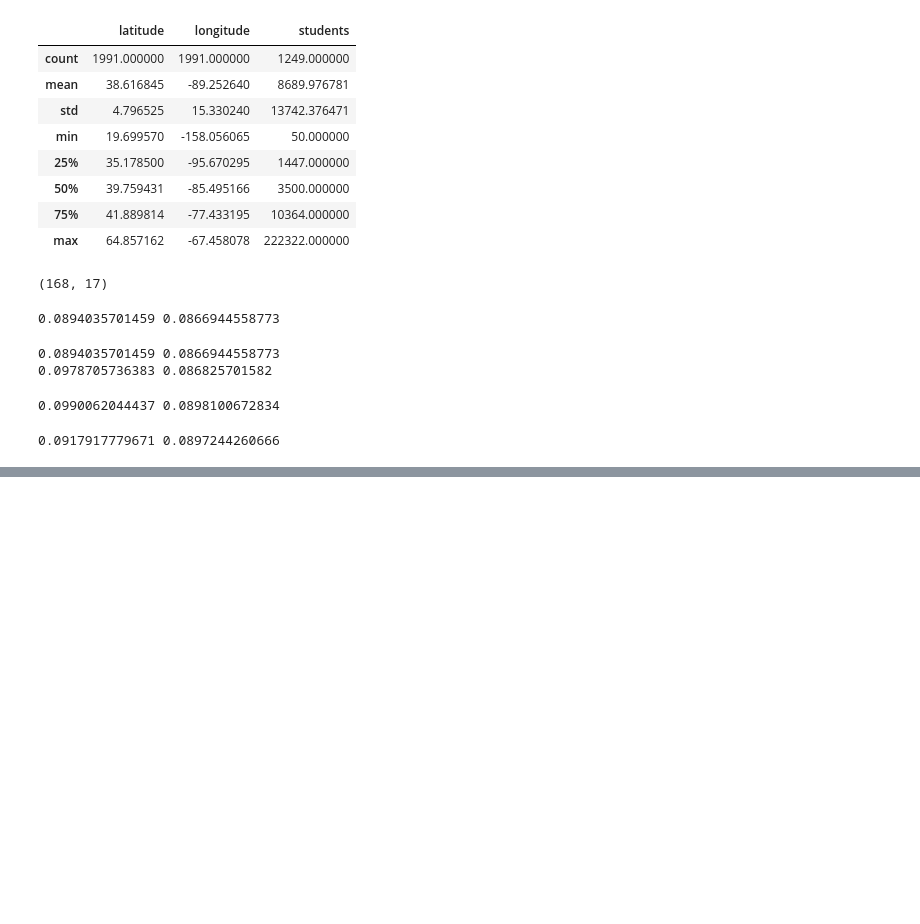
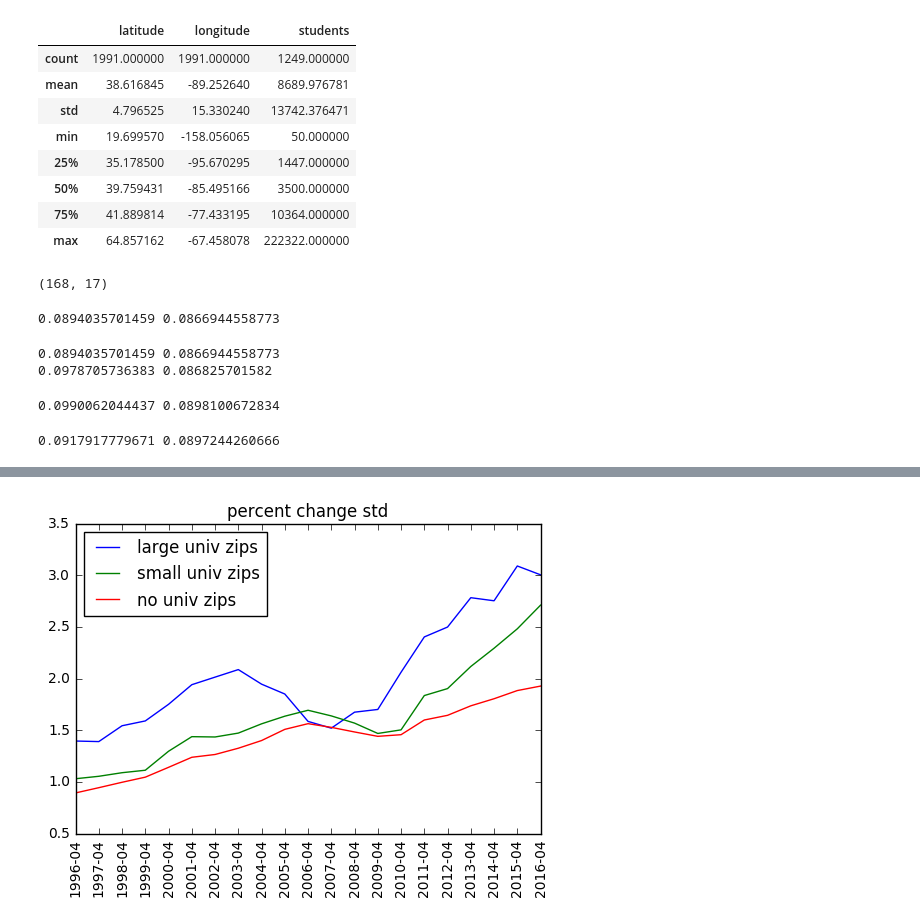
Before and after one commit to wuyifat/home_price, a Jupyter notebook: historical.ipynb, the cells around one changed output, grey strips where cells are left out. Cells and saved outputs as stored; diff of their text form; code cells hidden in the pictures; blank space fills up the shorter version.

```diff
--- a/historical.ipynb
+++ b/historical.ipynb
@@ -133,0 +264,16 @@ two_group_std(univ, univ, zillow_same_month_stat)
+# %%
+time = zillow_large_univ.index.tolist()
+percent_std_large_univ = zillow_large_univ['percent_std']
+percent_std_small_univ = zillow_small_univ['percent_std']
+percent_std_no_univ = zillow_no_univ['percent_std']
+
+x = np.array(range(len(time)))
+plt.xticks(x, time, rotation='vertical')
+plt.plot(x, percent_std_large_univ)
+plt.plot(x, percent_std_small_univ)
+plt.plot(x, percent_std_no_univ)
+plt.title('percent change std')
+plt.legend(['large univ zips', 'small univ zips', 'no univ zips'], loc='best')
+plt.show()
+# %% [output]
+[figure, added]
```
Also changed, not shown: parts of 11 cells of this notebook, 3 other files.
